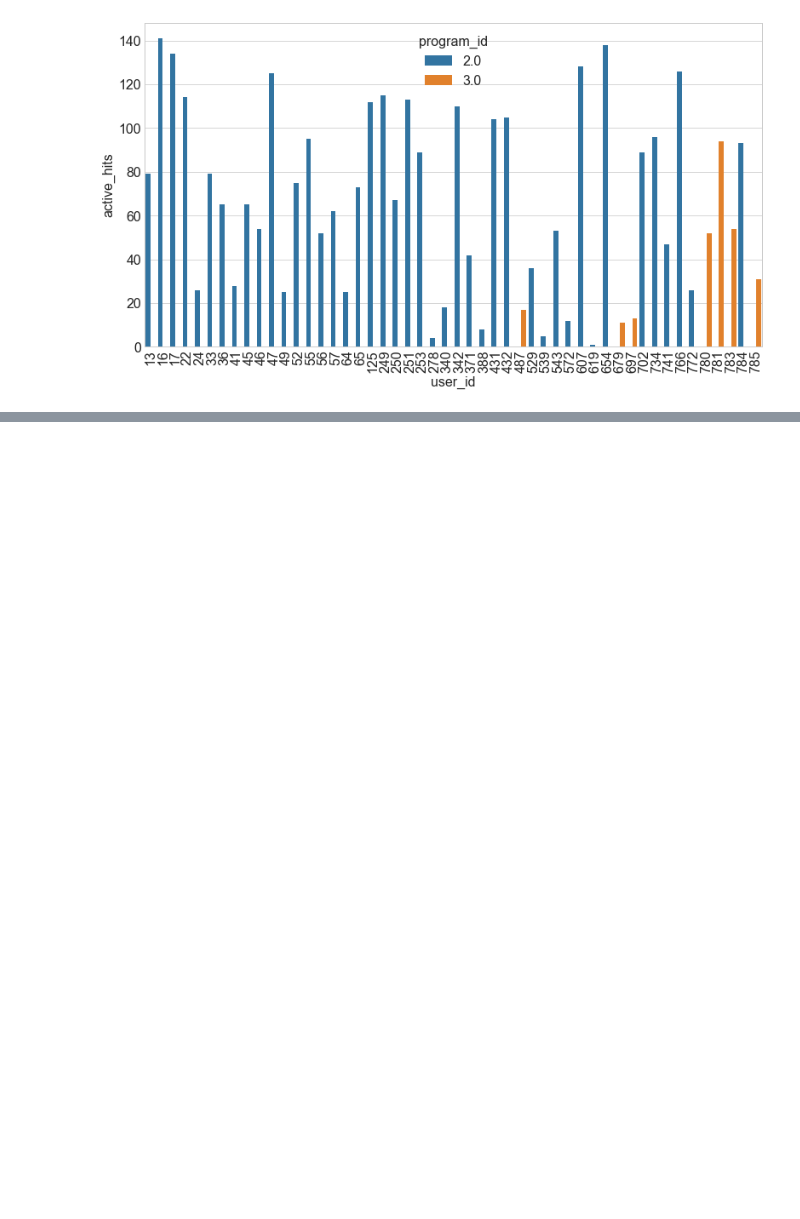
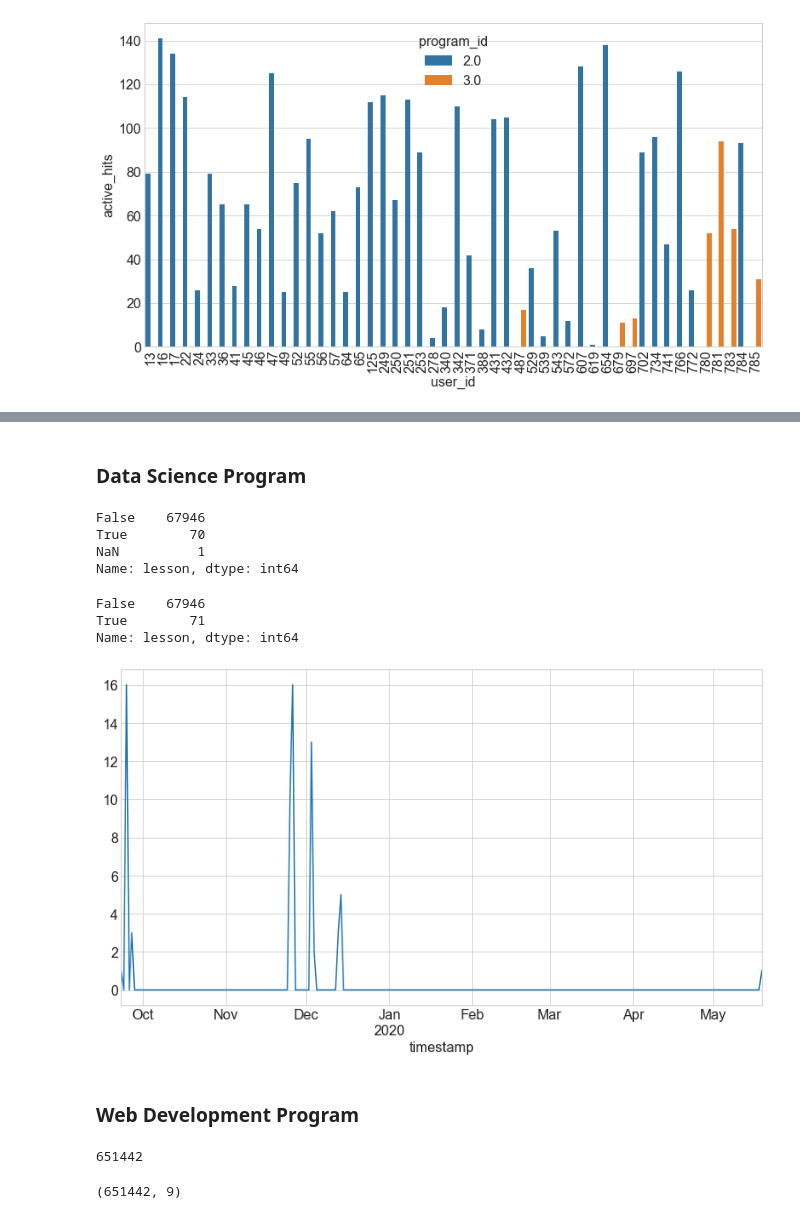
Before and after one commit to Yongliang-Shi/Anomaly-Detection-in-the-Curriculum-Access-Log, a Jupyter notebook: explore_log.ipynb, the cells around one changed output, grey strips where cells are left out. Drawn from its saved outputs; the diff is of its cells as text; code cells hidden in the pictures; blank space fills up the shorter version.

Commit message:
explore suspicious ip address and cross access over time

```diff
--- a/explore_log.ipynb
+++ b/explore_log.ipynb
@@ -14,7 +15,7 @@ import wrangle
 # plotting defaults
 plt.rc('figure', figsize=(13, 7))
 plt.style.use('seaborn-whitegrid')
-# plt.rc('font', size=16)
+plt.rc('font', size=16)
 # %%
 # Load the prepared dataset
 
@@ -339,0 +491,47 @@ plt.show()
+# %% [markdown]
+### Data Science Program
+# %%
+# The key words in wd curriculum I am looking for in the data science access
+# 'java', 'html', 'jquery', 'spring'
+
+mask_ds_cross = log_ds.lesson.str.contains('java|html-css|jquery|spring')
+mask_ds_cross.value_counts(dropna=False)
+# %% [output]
+False    67946
+True        70
+NaN          1
+Name: lesson, dtype: int64
+# %%
+# Replace the Nan with False
+mask_ds_cross.fillna(True, inplace=True)
+mask_ds_cross.value_counts(dropna=False)
+# %% [output]
+False    67946
+True        71
+Name: lesson, dtype: int64
+# %%
+# Reample cross count by Day and plot over time
+
+log_ds_cross = log_ds[mask_ds_cross]
+log_ds_cross.resample('D').lesson.count().plot()
+plt.show()
+# %% [output]
+[figure, added]
+# %% [markdown]
+### Web Development Program
+# %%
+# Create a mask for wd
+mask_wd = (access_log.program_id != 3)
+
+# Count how many access by wd
+mask_wd.sum()
+# %% [output]
+651442
+# %%
+# Create the dataframe for
+log_wd = access_log[mask_wd]
+
+# Print the shape
+log_wd.shape
+# %% [output]
+(651442, 9)
```
Also changed, not shown: parts of 20 cells of this notebook.
